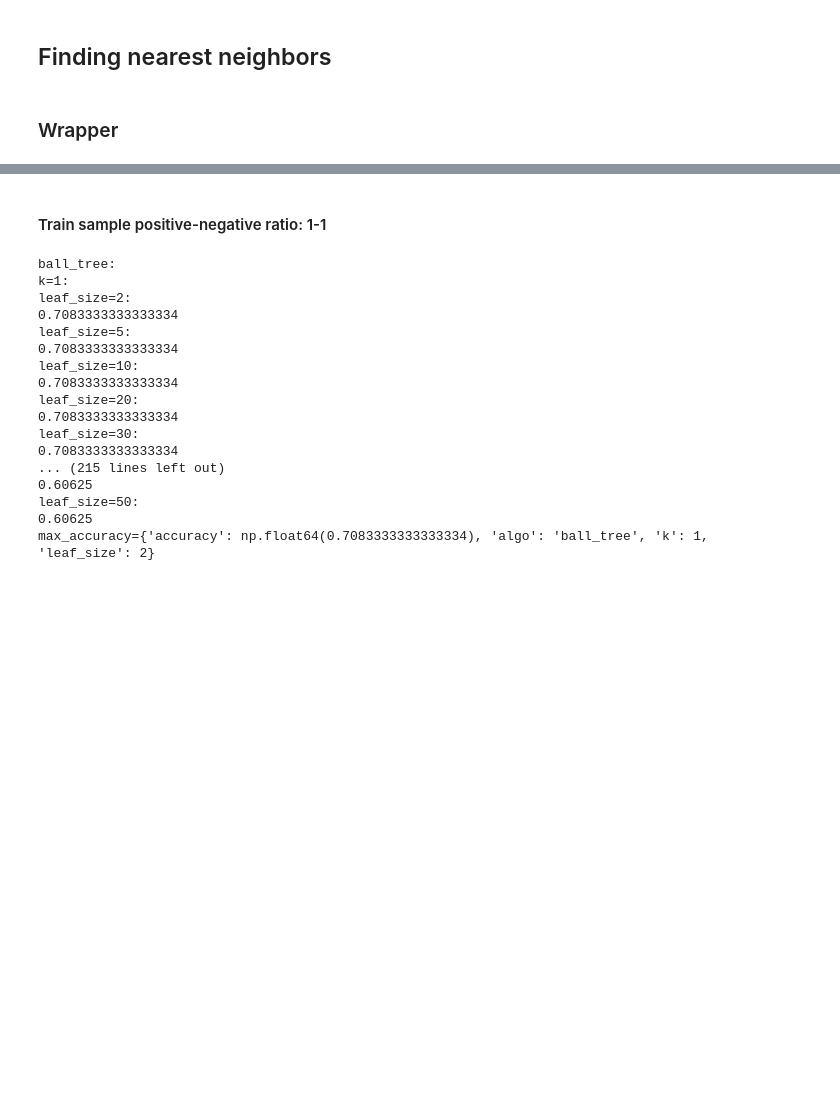
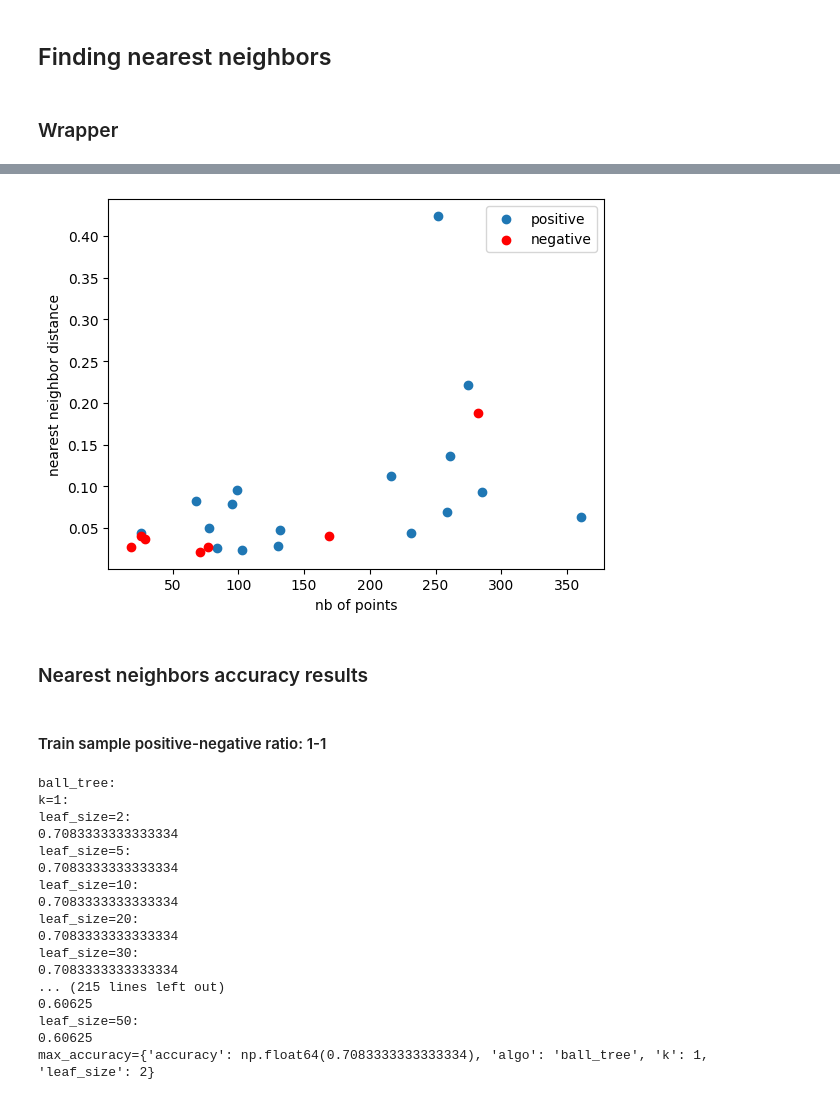
Before and after one commit to emilleishida/magnetic_cvs, a Jupyter notebook: notebooks/nearest_neighbor.ipynb, the cells around one changed output, grey strips where cells are left out. Saved outputs shown, nothing was run; the diff lists cells and outputs as text; code cells hidden in the pictures; blank space fills up the shorter version.

Commit message:
Explored NN distances and quality of data

```diff
--- a/notebooks/nearest_neighbor.ipynb
+++ b/notebooks/nearest_neighbor.ipynb
@@ -135,0 +133,25 @@ def NN_wrapper(train: pd.DataFrame, test: pd.DataFrame, show_counts: bool = Fals
+# %%
+# function to extract distance and number of points in the calculated features to try and see if there is a correlation:s
+def temp(train, test):
+    neighbors = pd.DataFrame(columns=['target', 'nb_of_points_target', 'neighbor', 'nb_of_points_neighbor', 'neighbor_index', 'distance', 'class'])
+    neighbors['target'] = test['objectId']
+    neighbors['nb_of_points_target'] = test['nb_of_points']
+
+    # Fitting the NearestNeighbors model:
+    neigh = NearestNeighbors(n_neighbors=1)
+    neigh.fit(train[feature_names])
+
+    # Finding the nearest neighbors of the test set objects:
+    neighbors_distance, neighbors_indices = neigh.kneighbors(test[feature_names])
+
+    neighbors['neighbor'] = [train['objectId'][i].values[0] for i in neighbors_indices]
+    neighbors['nb_of_points_neighbor'] = [train['nb_of_points'][i].values[0] for i in neighbors_indices]
+    neighbors['neighbor_index'] = neighbors_indices
+    neighbors['distance'] = neighbors_distance
+    neighbors['class'] = [train['class'][i].values[0] for i in neighbors_indices]
+
+    neighbors.sort_values('nb_of_points_target', inplace=True)
+    return neighbors
+# %%
+neighbors = temp(train_g1, positive_g_test)
+neighbors
@@ -136,3 +176,13 @@ def NN_wrapper(train: pd.DataFrame, test: pd.DataFrame, show_counts: bool = Fals
+# %%
+plt.scatter(neighbors[neighbors['class'] == 'positive']['nb_of_points_target'], neighbors[neighbors['class'] == 'positive']['distance'], label='positive')
+plt.scatter(neighbors[neighbors['class'] == 'negative']['nb_of_points_target'], neighbors[neighbors['class'] == 'negative']['distance'], c='r', label='negative')
+plt.legend()
+plt.xlabel('nb of points')
+plt.ylabel('nearest neighbor distance');
+# %% [output]
+[figure, added]
+# %% [markdown]
+### Nearest neighbors accuracy results
 # %%
 def explore_params(train, test):
     K: list[int] = [1, 5, 10, 15, 20]
```
Also changed, not shown: parts of 5 cells of this notebook.
